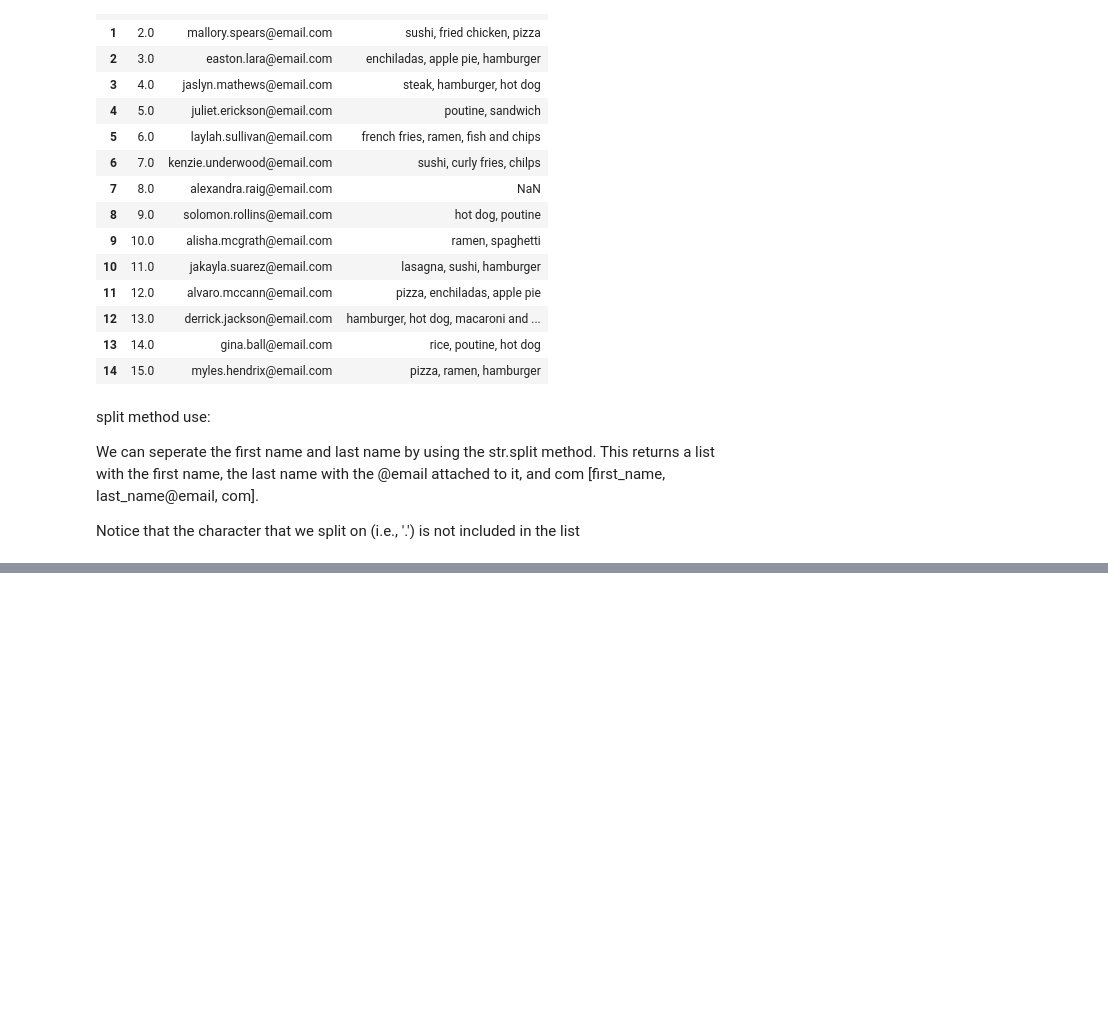
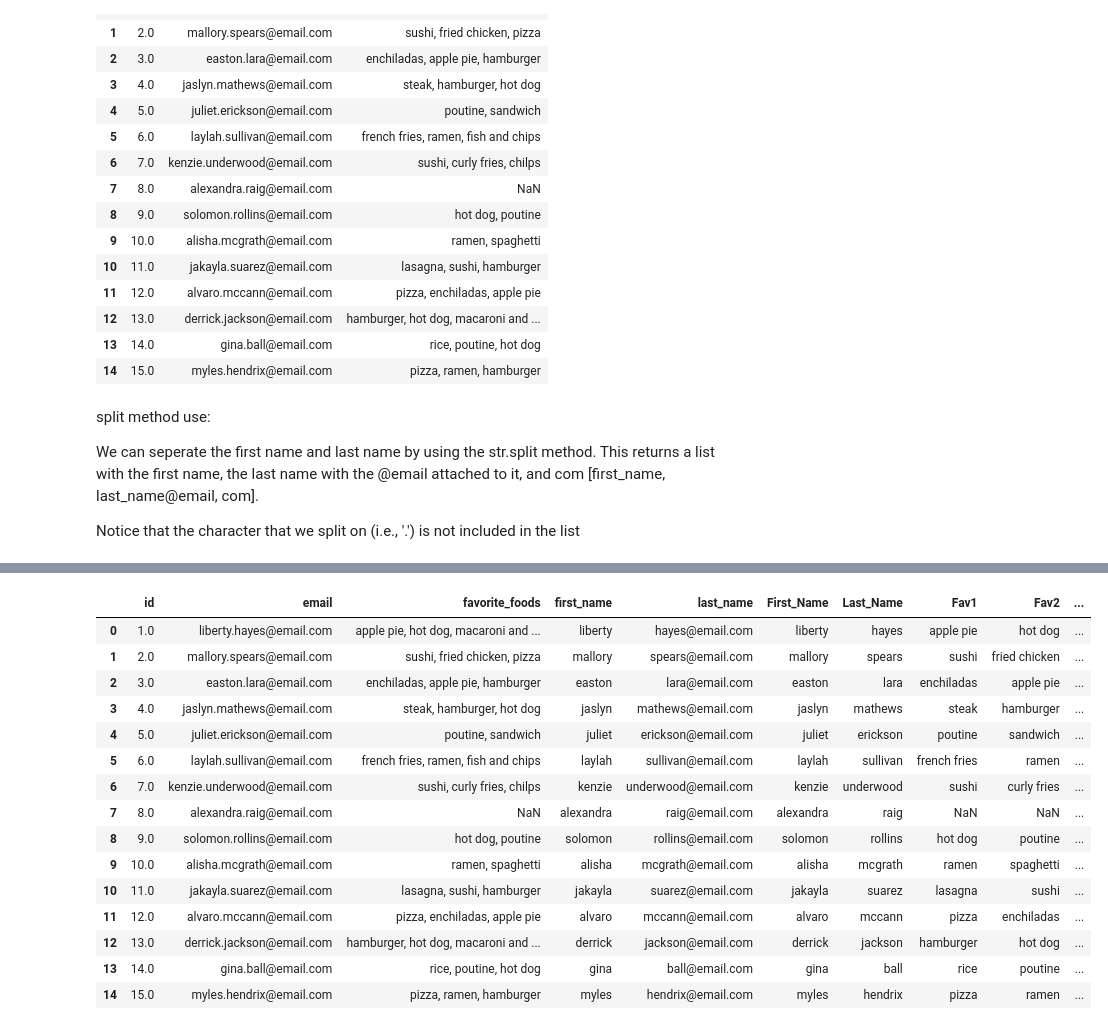
Before and after one commit to Anupam8858/split_strings_in_a_pandas, a Jupyter notebook: split_strings_in_a_pandas.ipynb, the cells around one changed output, grey strips where cells are left out. Saved outputs shown, nothing was run; the diff lists cells and outputs as text; code cells hidden in the pictures; blank space fills up the shorter version.

```diff
--- a/split_strings_in_a_pandas.ipynb
+++ b/split_strings_in_a_pandas.ipynb
@@ -119,0 +288,3 @@ Notice that the character that we split on (i.e., '.') is not included in the li
+# %%
+df[['First_Name','Last_Name']]=df['email'].str.split('.',n=1,expand=True)
+df
@@ -119,0 +312,3 @@ Notice that the character that we split on (i.e., '.') is not included in the li
+# %%
+df['Last_Name']=df['Last_Name'].str.replace('@email.com','')
+df
@@ -119,0 +336,20 @@ Notice that the character that we split on (i.e., '.') is not included in the li
+# %%
+df[['Fav1','Fav2','Fav3']]=df['favorite_foods'].str.split(',',expand=True)
+df
+# %% [output]
+|  | id | email | favorite_foods | first_name | last_name | First_Name | Last_Name | Fav1 | Fav2 | ... |
+| 0 | 1.0 | liberty.hayes@email.com | apple pie, hot dog, macaroni and ... | liberty | hayes@email.com | liberty | hayes | apple pie | hot dog | ... |
+| 1 | 2.0 | mallory.spears@email.com | sushi, fried chicken, pizza | mallory | spears@email.com | mallory | spears | sushi | fried chicken | ... |
+| 2 | 3.0 | easton.lara@email.com | enchiladas, apple pie, hamburger | easton | lara@email.com | easton | lara | enchiladas | apple pie | ... |
+| 3 | 4.0 | jaslyn.mathews@email.com | steak, hamburger, hot dog | jaslyn | mathews@email.com | jaslyn | mathews | steak | hamburger | ... |
+| 4 | 5.0 | juliet.erickson@email.com | poutine, sandwich | juliet | erickson@email.com | juliet | erickson | poutine | sandwich | ... |
+| 5 | 6.0 | laylah.sullivan@email.com | french fries, ramen, fish and chips | laylah | sullivan@email.com | laylah | sullivan | french fries | ramen | ... |
+| 6 | 7.0 | kenzie.underwood@email.com | sushi, curly fries, chilps | kenzie | underwood@email.com | kenzie | underwood | sushi | curly fries | ... |
+| 7 | 8.0 | alexandra.raig@email.com | NaN | alexandra | raig@email.com | alexandra | raig | NaN | NaN | ... |
+| 8 | 9.0 | solomon.rollins@email.com | hot dog, poutine | solomon | rollins@email.com | solomon | rollins | hot dog | poutine | ... |
+| 9 | 10.0 | alisha.mcgrath@email.com | ramen, spaghetti | alisha | mcgrath@email.com | alisha | mcgrath | ramen | spaghetti | ... |
+| 10 | 11.0 | jakayla.suarez@email.com | lasagna, sushi, hamburger | jakayla | suarez@email.com | jakayla | suarez | lasagna | sushi | ... |
+| 11 | 12.0 | alvaro.mccann@email.com | pizza, enchiladas, apple pie | alvaro | mccann@email.com | alvaro | mccann | pizza | enchiladas | ... |
+| 12 | 13.0 | derrick.jackson@email.com | hamburger, hot dog, macaroni and ... | derrick | jackson@email.com | derrick | jackson | hamburger | hot dog | ... |
+| 13 | 14.0 | gina.ball@email.com | rice, poutine, hot dog | gina | ball@email.com | gina | ball | rice | poutine | ... |
+| 14 | 15.0 | myles.hendrix@email.com | pizza, ramen, hamburger | myles | hendrix@email.com | myles | hendrix | pizza | ramen | ... |
```
Also changed, not shown: parts of 19 cells of this notebook.
